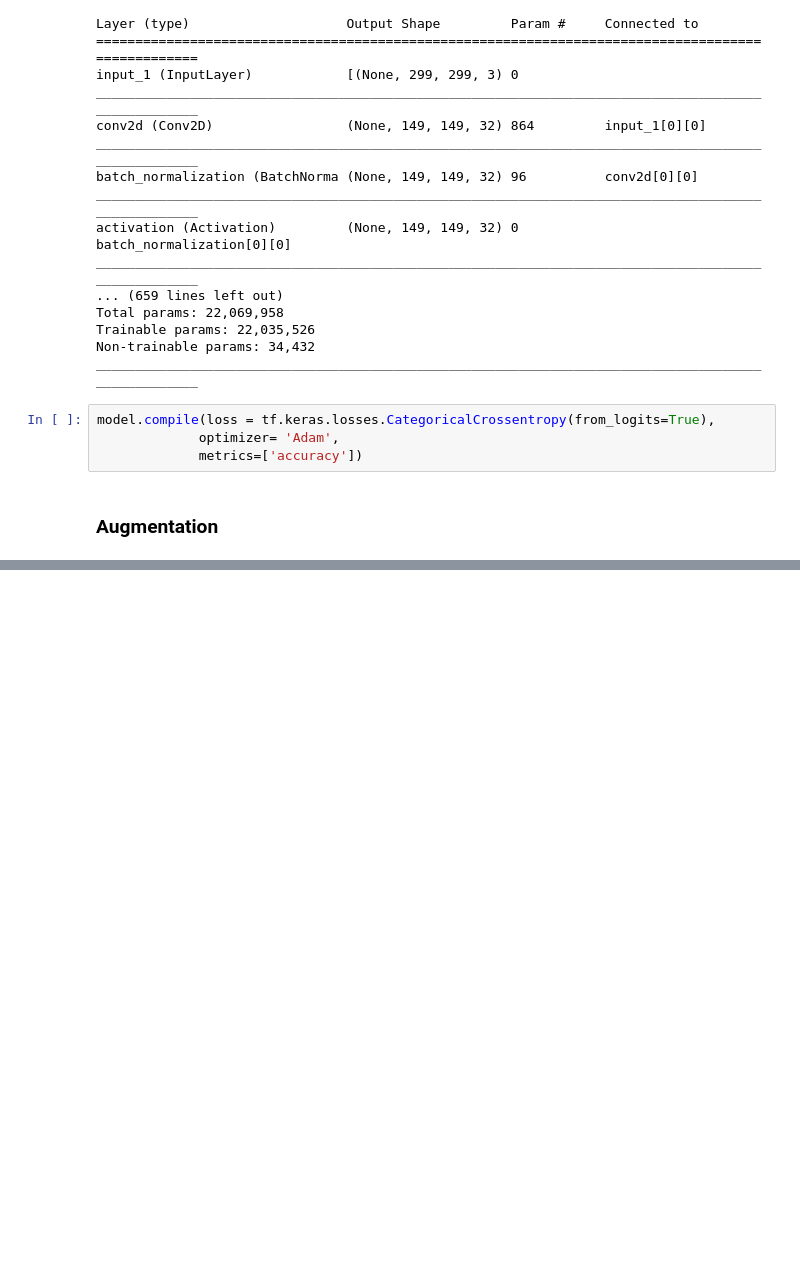
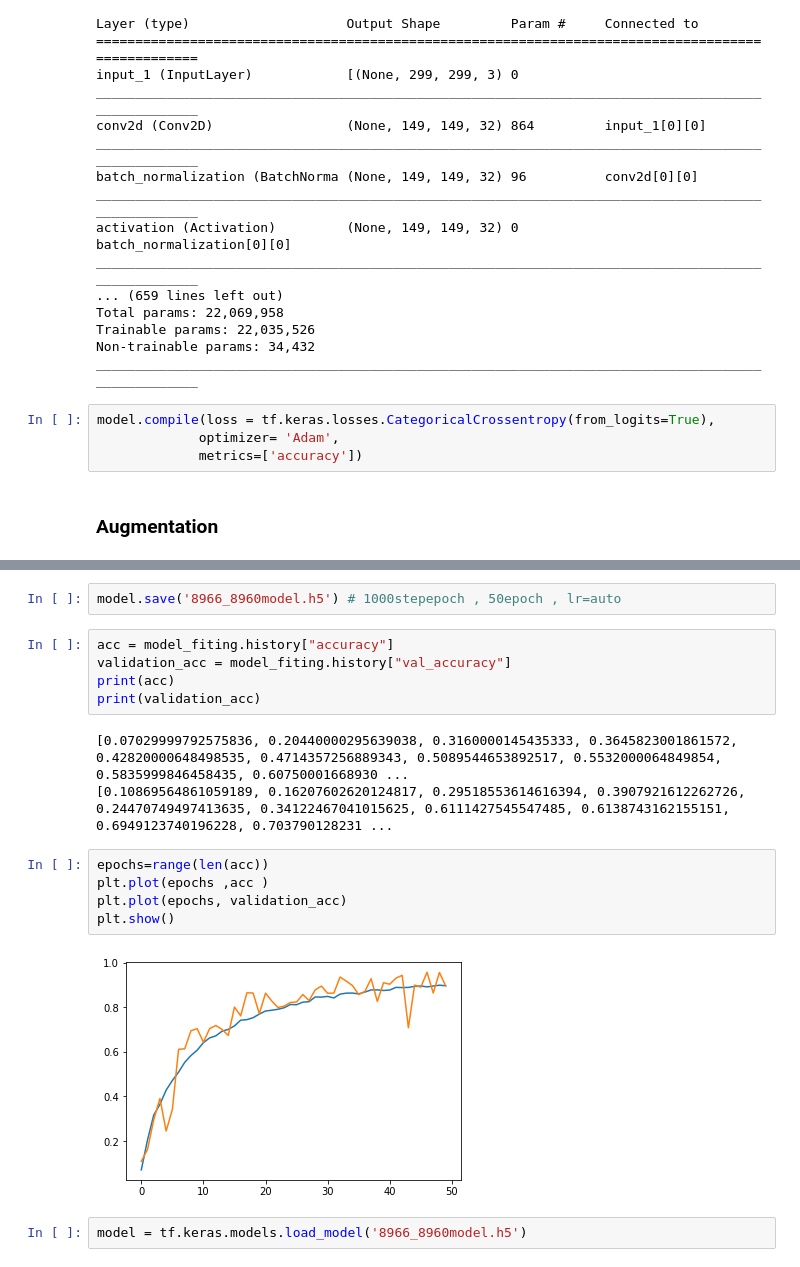
Before and after one commit to Mohit352-bit/Machine-Learning, a Jupyter notebook: Neural Network/Crop Disease Prediction.ipynb, the cells around one changed output, grey strips where cells are left out. Saved outputs shown, nothing was run; the diff lists cells and outputs as text; blank space fills up the shorter version.

```diff
--- a/Neural Network/Crop Disease Prediction.ipynb
+++ b/Neural Network/Crop Disease Prediction.ipynb
@@ -118,0 +144,19 @@ Epoch 5/50
+# %%
+model.save('8966_8960model.h5') # 1000stepepoch , 50epoch , lr=auto
+# %%
+acc = model_fiting.history["accuracy"]
+validation_acc = model_fiting.history["val_accuracy"]
+print(acc)
+print(validation_acc)
+# %% [output]
+[0.07029999792575836, 0.20440000295639038, 0.3160000145435333, 0.3645823001861572, 0.42820000648498535, 0.4714357256889343, 0.5089544653892517, 0.5532000064849854, 0.5835999846458435, 0.60750001668930 ...
+[0.10869564861059189, 0.16207602620124817, 0.29518553614616394, 0.3907921612262726, 0.24470749497413635, 0.34122467041015625, 0.6111427545547485, 0.6138743162155151, 0.6949123740196228, 0.703790128231 ...
+# %%
+epochs=range(len(acc))
+plt.plot(epochs ,acc )
+plt.plot(epochs, validation_acc)
+plt.show()
+# %% [output]
+[figure, added]
+# %%
+model = tf.keras.models.load_model('8966_8960model.h5')
```
Also changed, not shown: parts of 12 cells of this notebook.
